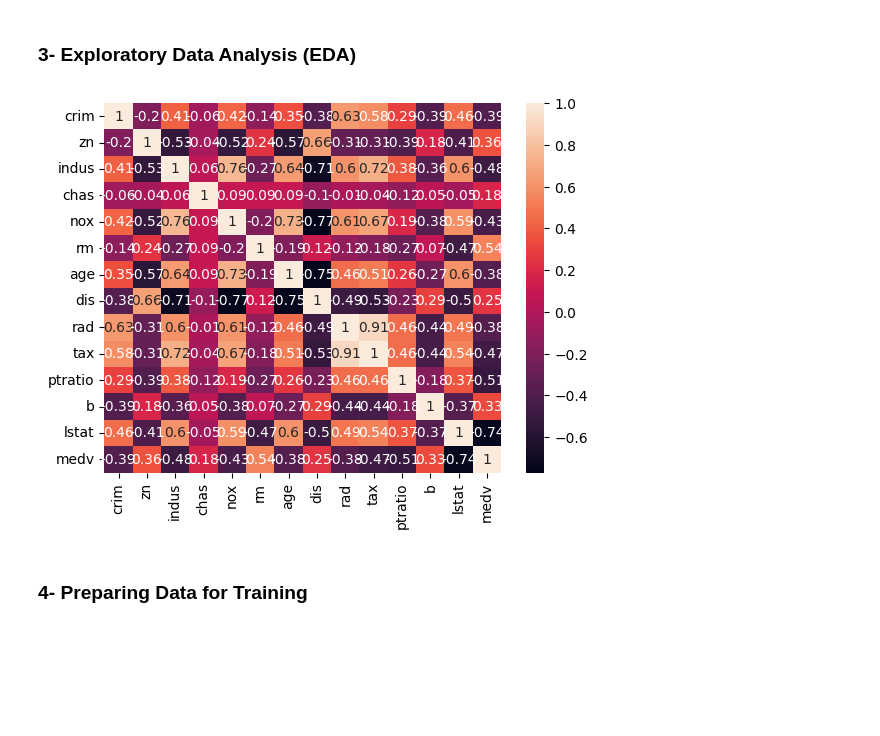
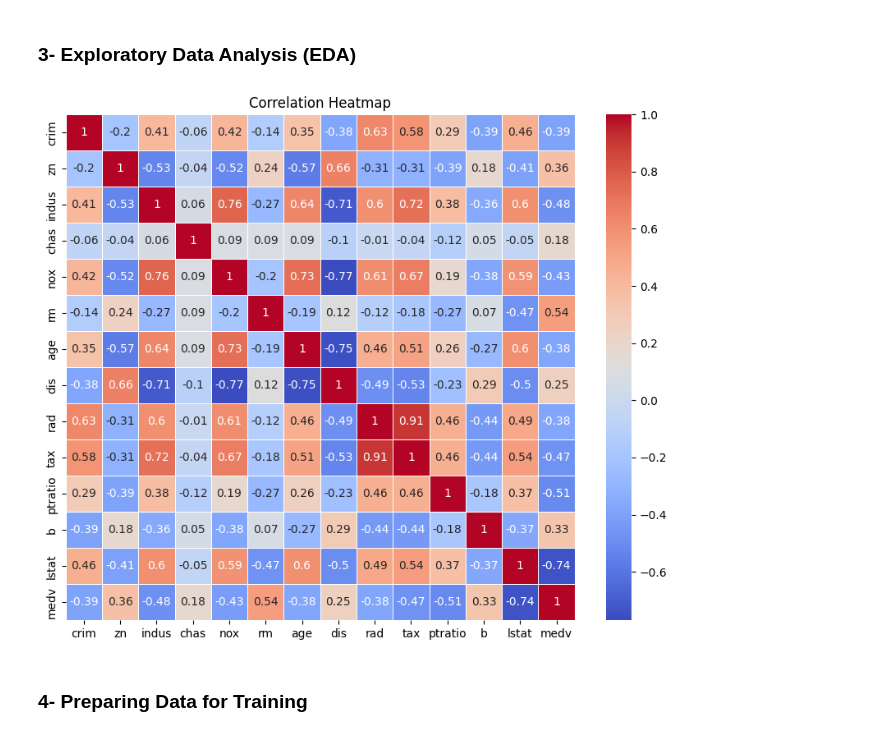
Before and after one commit to KasrAskari/Housing-Price-Forcast, a Jupyter notebook: Boston_Housing_Price.ipynb, the cells around one changed output. Cells and saved outputs as stored; diff of their text form; code cells hidden in the pictures; blank space fills up the shorter version.

```diff
--- a/Boston_Housing_Price.ipynb
+++ b/Boston_Housing_Price.ipynb
@@ -50,12 +50,22 @@ df.describe()
 # %%
 import seaborn as sns
 import matplotlib.pyplot as plt
 
 correlation_matrix = df.corr().round(2)
-sns.heatmap(data=correlation_matrix, annot=True)
+
+plt.figure(figsize=(10, 8))
+
+sns.heatmap(data=correlation_matrix,
+            annot=True,
+            cmap="coolwarm",
+            linewidths=0.5,
+            annot_kws={"size": 10})
+
+plt.title("Correlation Heatmap")
+
 plt.show()
 # %% [output]
-[figure, old version]
+[figure, new version]
 # %% [markdown]
 ### 4- Preparing Data for Training
 # %%
```
